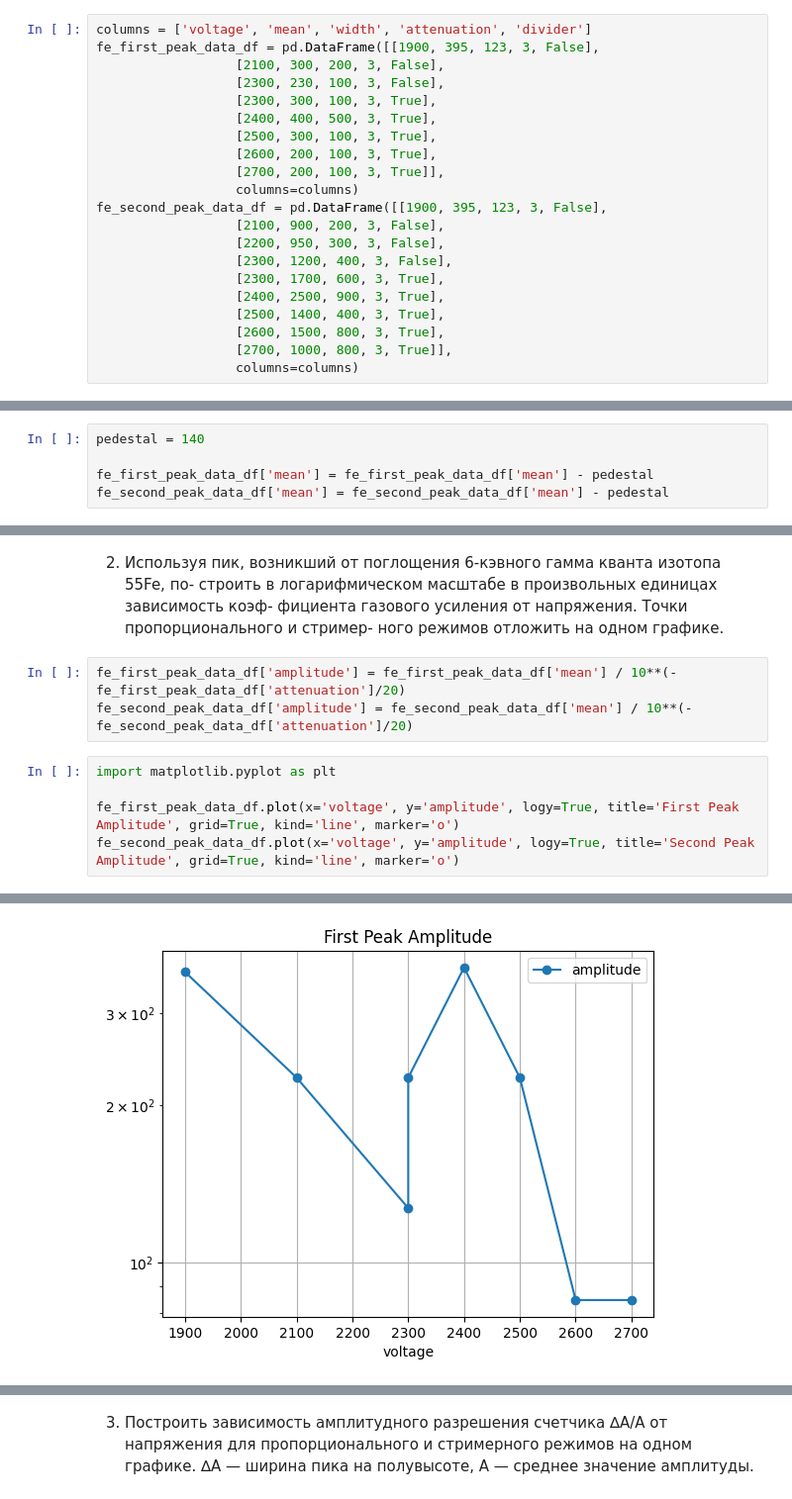
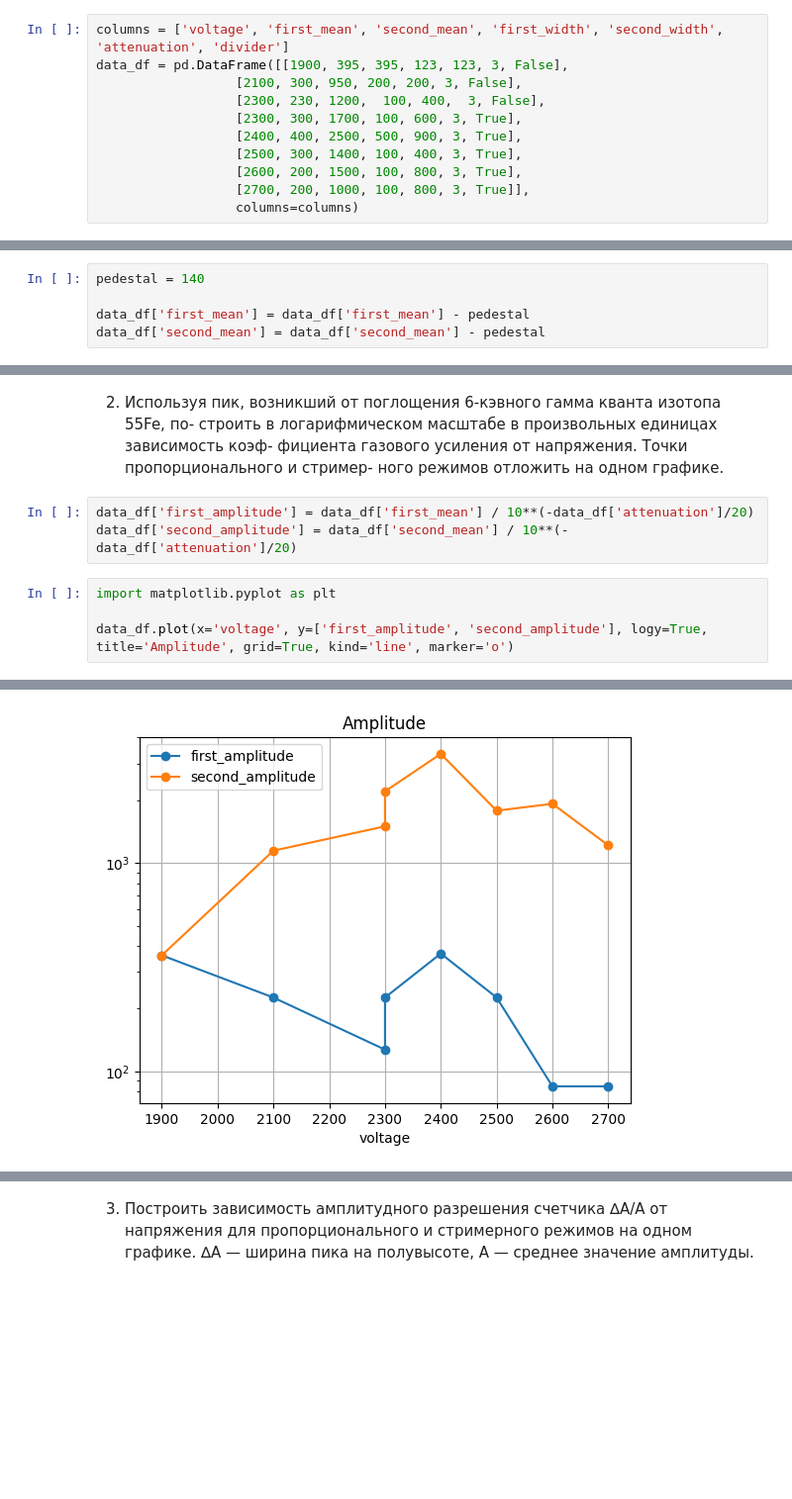
Before and after one commit to fuodorov/nuclab, a Jupyter notebook: lab_4/cylindrical_counter.ipynb, the cells around one changed output, grey strips where cells are left out. Shown: that part at 99% size. Cells and saved outputs as stored; diff of their text form; blank space fills up the shorter version.

```diff
--- a/lab_4/cylindrical_counter.ipynb
+++ b/lab_4/cylindrical_counter.ipynb
@@ -156,26 +156,16 @@ IIIa начинается процесс газового усиления [1].
 # %%
 import pandas as pd
 # %%
-columns = ['voltage', 'mean', 'width', 'attenuation', 'divider']
-fe_first_peak_data_df = pd.DataFrame([[1900, 395, 123, 3, False],
-                  [2100, 300, 200, 3, False],
-                  [2300, 230, 100, 3, False],
-                  [2300, 300, 100, 3, True],
-                  [2400, 400, 500, 3, True],
-                  [2500, 300, 100, 3, True],
-                  [2600, 200, 100, 3, True],
-                  [2700, 200, 100, 3, True]],
+columns = ['voltage', 'first_mean', 'second_mean', 'first_width', 'second_width',  'attenuation', 'divider']
+data_df = pd.DataFrame([[1900, 395, 395, 123, 123, 3, False],
+                  [2100, 300, 950, 200, 200, 3, False],
+                  [2300, 230, 1200,  100, 400,  3, False],
+                  [2300, 300, 1700, 100, 600, 3, True],
+                  [2400, 400, 2500, 500, 900, 3, True],
+                  [2500, 300, 1400, 100, 400, 3, True],
+                  [2600, 200, 1500, 100, 800, 3, True],
+                  [2700, 200, 1000, 100, 800, 3, True]],
                   columns=columns)
-fe_second_peak_data_df = pd.DataFrame([[1900, 395, 123, 3, False],
-                  [2100, 900, 200, 3, False],
-                  [2200, 950, 300, 3, False],
-                  [2300, 1200, 400, 3, False],
-                  [2300, 1700, 600, 3, True],
-                  [2400, 2500, 900, 3, True],
-                  [2500, 1400, 400, 3, True],
-                  [2600, 1500, 800, 3, True],
-                  [2700, 1000, 800, 3, True]],
-                  columns=columns)
 # %% [markdown]
 2. Для каждого установки ослабления аттенюатора откалибровать положение пьеде-
 стала ЗЦП, отсоединив выход A блока TA от входа аттенюатора (радиоизотоп дол-
@@ -187,8 +177,8 @@ fe_second_peak_data_df = pd.DataFrame([[1900, 395, 123, 3, False],
 # %%
 pedestal = 140
 
-fe_first_peak_data_df['mean'] = fe_first_peak_data_df['mean'] - pedestal
-fe_second_peak_data_df['mean'] = fe_second_peak_data_df['mean'] - pedestal
+data_df['first_mean'] = data_df['first_mean'] - pedestal
+data_df['second_mean'] = data_df['second_mean'] - pedestal
 # %% [markdown]
 3. Поменять схему на Рис. 4.3, настроив запуск от трубки 2 Снять амплитудные спек-
 тры для изотопа 90Sr при небольшом напряжении (∼ 2000 В) и при максимальном
@@ -220,11 +210,10 @@ Cм. видео у Верониким.
 фициента газового усиления от напряжения. Точки пропорционального и стример-
 ного режимов отложить на одном графике.
 # %%
-fe_first_peak_data_df['amplitude'] = fe_first_peak_data_df['mean'] / 10**(-fe_first_peak_data_df['attenuation']/20)
-fe_second_peak_data_df['amplitude'] = fe_second_peak_data_df['mean'] / 10**(-fe_second_peak_data_df['attenuation']/20)
+data_df['first_amplitude'] = data_df['first_mean'] / 10**(-data_df['attenuation']/20)
+data_df['second_amplitude'] = data_df['second_mean'] / 10**(-data_df['attenuation']/20)
 # %%
 import matplotlib.pyplot as plt
 
-fe_first_peak_data_df.plot(x='voltage', y='amplitude', logy=True, title='First Peak Amplitude', grid=True, kind='line', marker='o')
-fe_second_peak_data_df.plot(x='voltage', y='amplitude', logy=True, title='Second Peak Amplitude', grid=True, kind='line', marker='o')
+data_df.plot(x='voltage', y=['first_amplitude', 'second_amplitude'], logy=True, title='Amplitude', grid=True, kind='line', marker='o')
 # %% [output]
@@ -232 +221 @@ fe_second_peak_data_df.plot(x='voltage', y='amplitude', logy=True, title='Second
-[figure, old version]
+[figure, new version]
```
Also changed, not shown: parts of 5 cells of this notebook.
